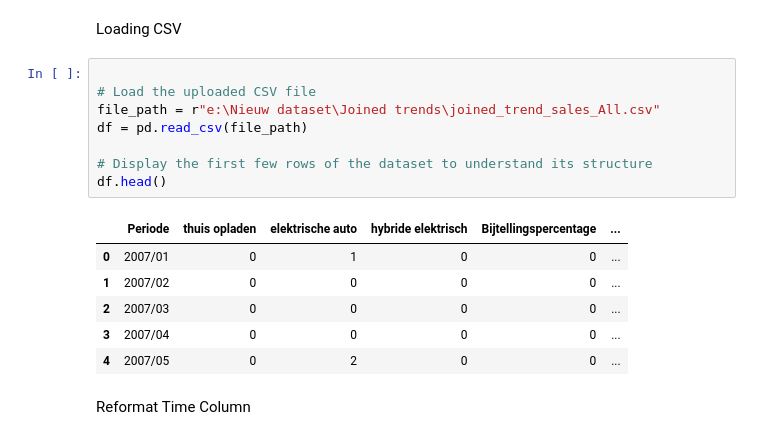
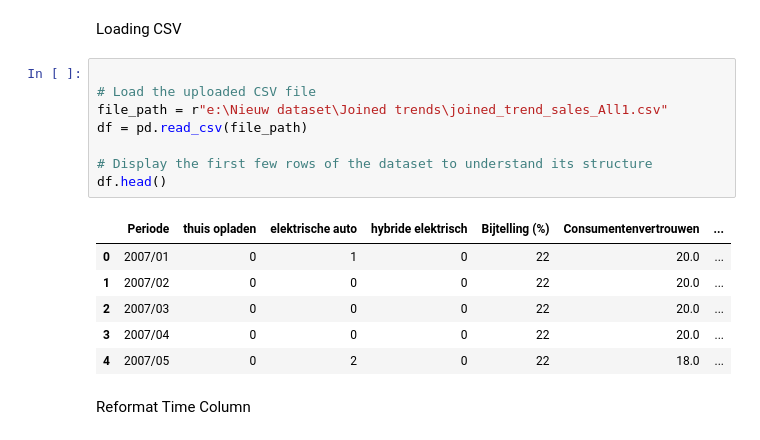
Before and after one commit to DylanHaaz/Tryhard, a Jupyter notebook: v4 _Google_trend/xgboostDaphne.ipynb, the cells around one changed output. Drawn from its saved outputs; the diff is of its cells as text.

```diff
--- a/v4 _Google_trend/xgboostDaphne.ipynb
+++ b/v4 _Google_trend/xgboostDaphne.ipynb
@@ -23,18 +23,18 @@ Loading CSV
 # %%
 
 # Load the uploaded CSV file
-file_path = r"e:\Nieuw dataset\Joined trends\joined_trend_sales_All.csv"
+file_path = r"e:\Nieuw dataset\Joined trends\joined_trend_sales_All1.csv"
 df = pd.read_csv(file_path)
 
 # Display the first few rows of the dataset to understand its structure
 df.head()
 # %% [output]
-|  | Periode | thuis opladen | elektrische auto | hybride elektrisch | Bijtellingspercentage | ... |
-| 0 | 2007/01 | 0 | 1 | 0 | 0 | ... |
-| 1 | 2007/02 | 0 | 0 | 0 | 0 | ... |
-| 2 | 2007/03 | 0 | 0 | 0 | 0 | ... |
-| 3 | 2007/04 | 0 | 0 | 0 | 0 | ... |
-| 4 | 2007/05 | 0 | 2 | 0 | 0 | ... |
+|  | Periode | thuis opladen | elektrische auto | hybride elektrisch | Bijtelling (%) | Consumentenvertrouwen | ... |
+| 0 | 2007/01 | 0 | 1 | 0 | 22 | 20.0 | ... |
+| 1 | 2007/02 | 0 | 0 | 0 | 22 | 20.0 | ... |
+| 2 | 2007/03 | 0 | 0 | 0 | 22 | 20.0 | ... |
+| 3 | 2007/04 | 0 | 0 | 0 | 22 | 20.0 | ... |
+| 4 | 2007/05 | 0 | 2 | 0 | 22 | 18.0 | ... |
 # %% [markdown]
 Reformat Time Column
 # %%
```
Also changed, not shown: parts of 17 cells of this notebook, 2 other files.
